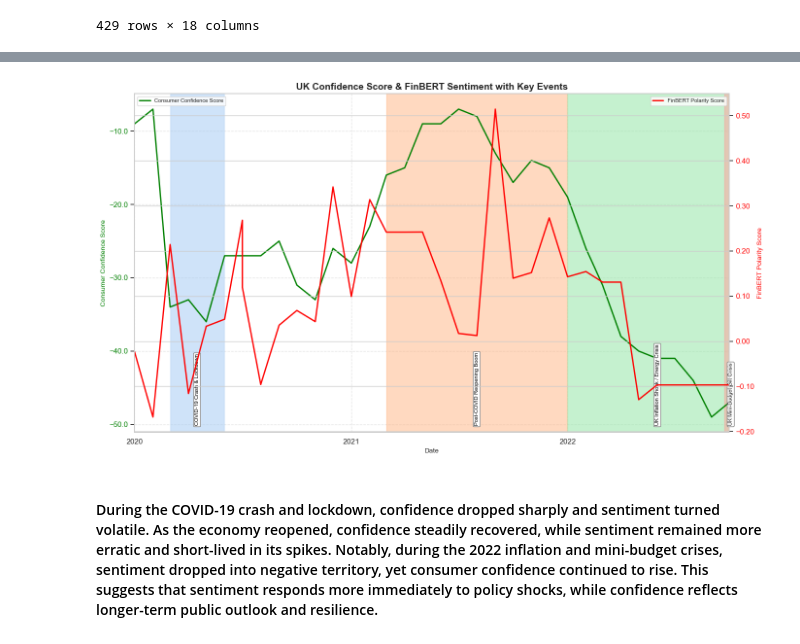
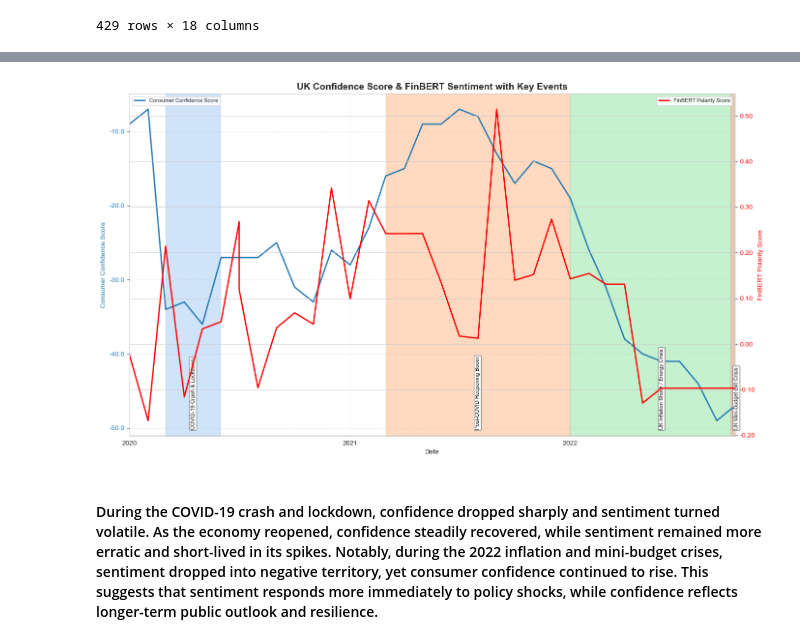
Before and after one commit to gamzebb/group-project, a Jupyter notebook: Checked analysis files/Confidence Score analysis - sentiment, correlation, predictions (2020-22) vChecked.ipynb, the cells around one changed output, grey strips where cells are left out. Saved outputs shown, nothing was run; the diff lists cells and outputs as text; code cells hidden in the pictures.

Commit message:
update graphs

```diff
--- a/Checked analysis files/Confidence Score analysis - sentiment, correlation, predictions (2020-22) vChecked.ipynb
+++ b/Checked analysis files/Confidence Score analysis - sentiment, correlation, predictions (2020-22) vChecked.ipynb
@@ -162,10 +162,10 @@ fig, ax1 = plt.subplots(figsize=(14, 8))
 
 # Plot confidence score (green)
 ax1.set_xlabel('Date', fontsize=10)
-ax1.set_ylabel('Consumer Confidence Score', color='green', fontsize=10)
-ax1.plot(df_plot['Date'], df_plot['confidence_score'], color='green',
+ax1.set_ylabel('Consumer Confidence Score', color='#2077b4', fontsize=10)
+ax1.plot(df_plot['Date'], df_plot['confidence_score'], color='#2077b4',
          label='Consumer Confidence Score', linewidth=2, markersize=4)
-ax1.tick_params(axis='y', labelcolor='green')
+ax1.tick_params(axis='y', labelcolor='#2077b4')
 
 # Plot sentiment score (red)
 ax2 = ax1.twinx()
@@ -182,34 +182,34 @@ for i, (event_name, dates) in enumerate(events.items()):
     if end < start_date:
         continue
     display_start = max(start, start_date)
     display_end = min(end, end_date)
     ax1.axvspan(display_start, display_end, color=event_colors[i % len(event_colors)], alpha=0.5)
 
     label_x = display_start + (display_end - display_start) / 2
     ax1.text(label_x, 0.02, event_name, rotation=90, fontsize=8, color='black',
              ha='center', va='bottom', transform=ax1.get_xaxis_transform(),
              bbox=dict(facecolor='white', alpha=1, edgecolor='gray', boxstyle='round,pad=0.2'))
 
 # Title and layout
 plt.title('UK Confidence Score & FinBERT Sentiment with Key Events', fontsize=14, fontweight='bold')
 ax1.xaxis.set_major_locator(mdates.YearLocator(1))
 ax1.xaxis.set_major_formatter(mdates.DateFormatter('%Y'))
 plt.xticks(rotation=45, ha='right', fontsize=8)
 ax1.yaxis.set_major_formatter(mticker.StrMethodFormatter('{x:.1f}'))
 ax2.yaxis.set_major_formatter(mticker.StrMethodFormatter('{x:.2f}'))
 
 # Set axis limits
 ax1.set_xlim(start_date, end_date)
 #ax1.set_ylim(df_plot['confidence_score'].min() - 1, df_plot['confidence_score'].max() + 1)
 ax1.set_xlim(start_date, df_plot['Date'].max())
 # Grid, legends, and show
 ax1.grid(True, linestyle='--', alpha=0.5)
 ax1.legend(loc='upper left', fontsize=8)
 ax2.legend(loc='upper right', fontsize=8)
 plt.tight_layout()
 plt.show()
 # %% [output]
-[figure, old version]
+[figure, new version]
 # %% [markdown]
 #### During the COVID-19 crash and lockdown, confidence dropped sharply and sentiment turned volatile. As the economy reopened, confidence steadily recovered, while sentiment remained more erratic and short-lived in its spikes. Notably, during the 2022 inflation and mini-budget crises, sentiment dropped into negative territory, yet consumer confidence continued to rise. This suggests that sentiment responds more immediately to policy shocks, while confidence reflects longer-term public outlook and resilience.
 # %%
```
Also changed, not shown: parts of 1 cell of this notebook, 1 other file.
